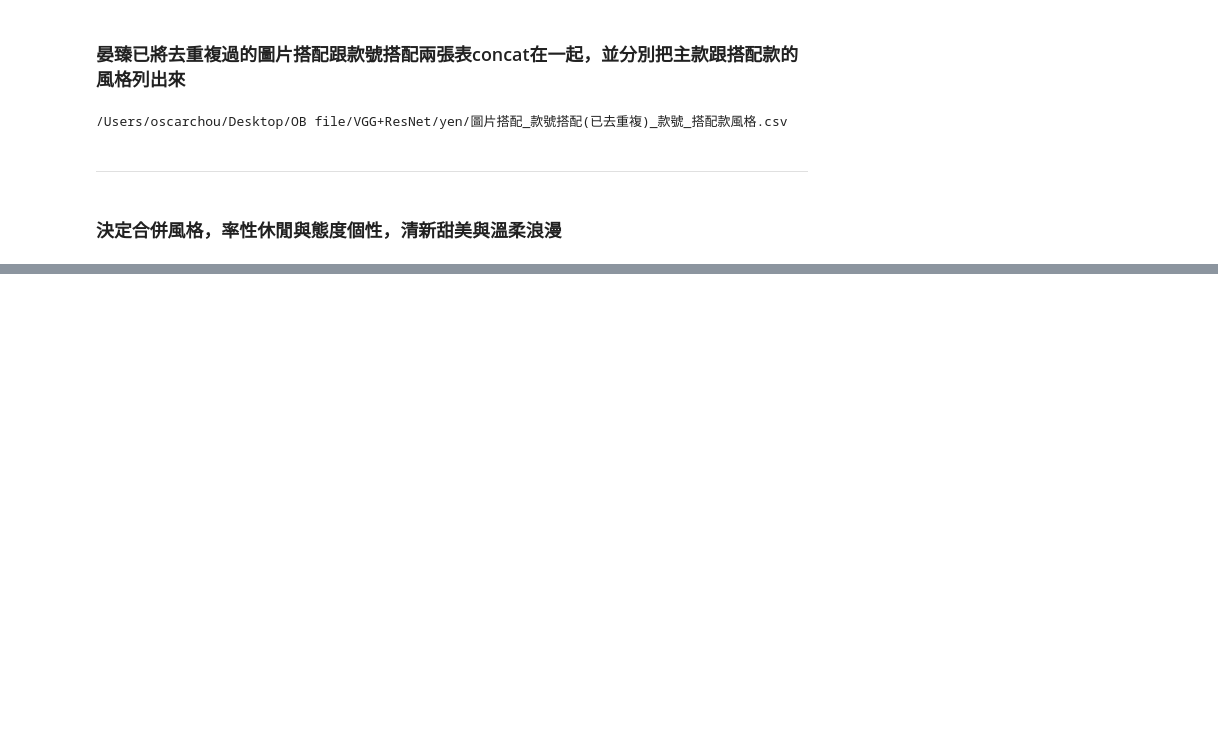
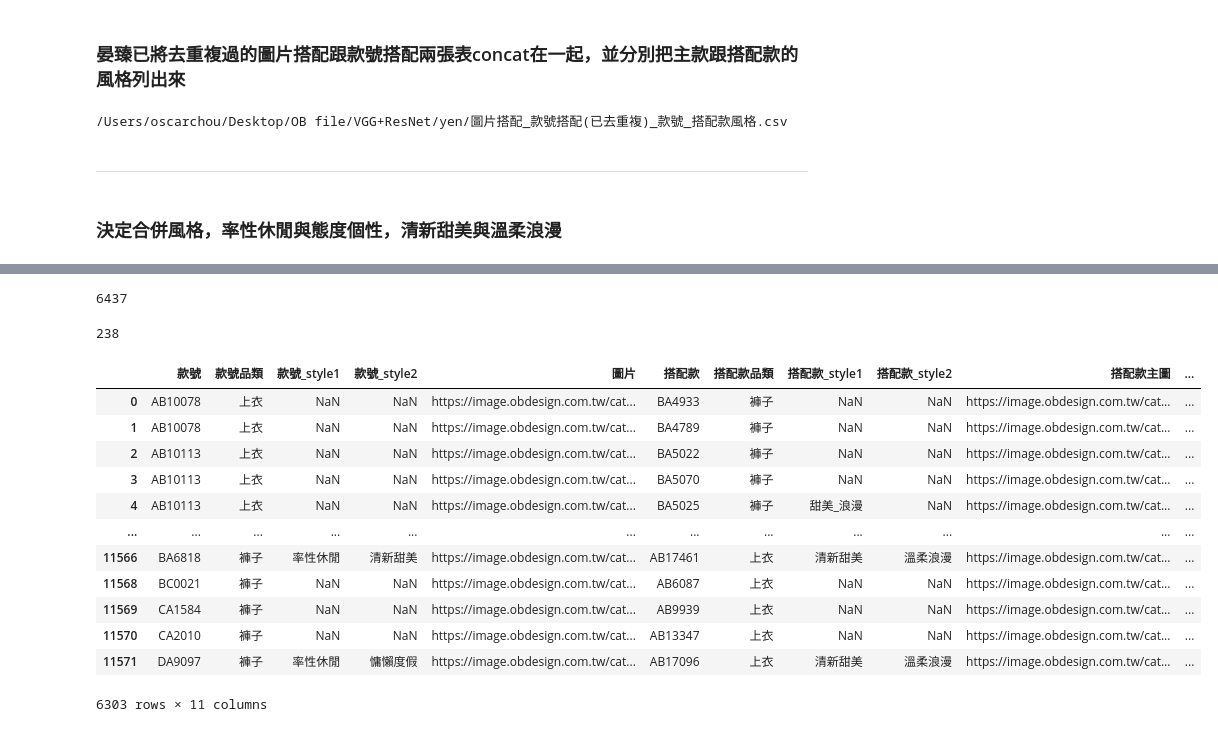
Before and after one commit to oscar-zhou/Program-Fashion-Recommandation-System, a Jupyter notebook: main_series.ipynb, the cells around one changed output, grey strips where cells are left out. Drawn from its saved outputs; the diff is of its cells as text; code cells hidden in the pictures; blank space fills up the shorter version.

```diff
--- a/main_series.ipynb
+++ b/main_series.ipynb
@@ -660,0 +716,4 @@ outfit_style.to_csv("OB second/圖片_款號(已去重)_款號_搭配款合併
+# %%
+len(outfit_df)
+# %% [output]
+6437
@@ -660,0 +725,63 @@ outfit_style.to_csv("OB second/圖片_款號(已去重)_款號_搭配款合併
+# %%
+#確認是否都沒有存在需要刪除的字母開頭
+c = 0
+for i in outfit_df['搭配款'].str.startswith(('AA','DD','FA','IR','KB','KG','KI','KL','KS','KT','MA','PA','QA','SD','SL','VA','VB','VC','XA','Y8','YA','ZA','ZB','ZC','ZM','ZQ','牛仔襯衫','白色牛仔褲')):
+    c += 1
+    if i == True:
+        print(c)
+        print(f'還敢躲阿')
+# %%
+#先生成不能裁減的資料
+at_one = os.listdir('@1jpg')
+
+if os.path.exists("crop_@1jpg") == False:
+    os.mkdir("crop_@1jpg")
+cant_crop = []
+
+transform=transforms.Compose([
+    transforms.Resize(224),
+    transforms.CenterCrop([112,150]),
+])
+
+pbar=tqdm(total=len(at_one))
+for img in at_one:
+    try:
+        path="@1jpg/"+img
+        pil_img=Image.open(path)
+        ttt=transform(pil_img)
+        save_dir="crop_@1jpg/"+img
+        ttt.save(save_dir)
+        pbar.update(1)
+    except:
+        cant_crop.append(img)
+pbar.close()
+# %%
+len(cant_crop)
+# %% [output]
+238
+# %%
+#去掉不能裁減的資料
+for i,item in enumerate(tqdm(cant_crop)):
+    item_no = str(item)[:-4]
+    if item_no in list(outfit_df['款號']):
+        outfit_df.drop(outfit_df.loc[outfit_df['款號'] == str(item)[:-4]].index, inplace=True)
+    if item_no in list(outfit_df['搭配款']):
+        outfit_df.drop(outfit_df.loc[outfit_df['搭配款'] == str(item)[:-4]].index, inplace=True)
+
+outfit_df = outfit_df.reset_index(drop=True)
+outfit_df.to_csv("OB second/outfit_set_latest.csv",encoding='utf-8-sig')
+outfit_df
+# %% [output]
+|  | 款號 | 款號品類 | 款號_style1 | 款號_style2 | 圖片 | 搭配款 | 搭配款品類 | 搭配款_style1 | 搭配款_style2 | 搭配款主圖 | ... |
+| 0 | AB10078 | 上衣 | NaN | NaN | https://image.obdesign.com.tw/cat... | BA4933 | 褲子 | NaN | NaN | https://image.obdesign.com.tw/cat... | ... |
+| 1 | AB10078 | 上衣 | NaN | NaN | https://image.obdesign.com.tw/cat... | BA4789 | 褲子 | NaN | NaN | https://image.obdesign.com.tw/cat... | ... |
+| 2 | AB10113 | 上衣 | NaN | NaN | https://image.obdesign.com.tw/cat... | BA5022 | 褲子 | NaN | NaN | https://image.obdesign.com.tw/cat... | ... |
+| 3 | AB10113 | 上衣 | NaN | NaN | https://image.obdesign.com.tw/cat... | BA5070 | 褲子 | NaN | NaN | https://image.obdesign.com.tw/cat... | ... |
+| 4 | AB10113 | 上衣 | NaN | NaN | https://image.obdesign.com.tw/cat... | BA5025 | 褲子 | 甜美_浪漫 | NaN | https://image.obdesign.com.tw/cat... | ... |
+| ... | ... | ... | ... | ... | ... | ... | ... | ... | ... | ... | ... |
+| 11566 | BA6818 | 褲子 | 率性休閒 | 清新甜美 | https://image.obdesign.com.tw/cat... | AB17461 | 上衣 | 清新甜美 | 溫柔浪漫 | https://image.obdesign.com.tw/cat... | ... |
+| 11568 | BC0021 | 褲子 | NaN | NaN | https://image.obdesign.com.tw/cat... | AB6087 | 上衣 | NaN | NaN | https://image.obdesign.com.tw/cat... | ... |
+| 11569 | CA1584 | 褲子 | NaN | NaN | https://image.obdesign.com.tw/cat... | AB9939 | 上衣 | NaN | NaN | https://image.obdesign.com.tw/cat... | ... |
+| 11570 | CA2010 | 褲子 | NaN | NaN | https://image.obdesign.com.tw/cat... | AB13347 | 上衣 | NaN | NaN | https://image.obdesign.com.tw/cat... | ... |
+| 11571 | DA9097 | 褲子 | 率性休閒 | 慵懶度假 | https://image.obdesign.com.tw/cat... | AB17096 | 上衣 | 清新甜美 | 溫柔浪漫 | https://image.obdesign.com.tw/cat... | ... |
+6303 rows × 11 columns
```
Also changed, not shown: parts of 13 cells of this notebook, 26 other files.
